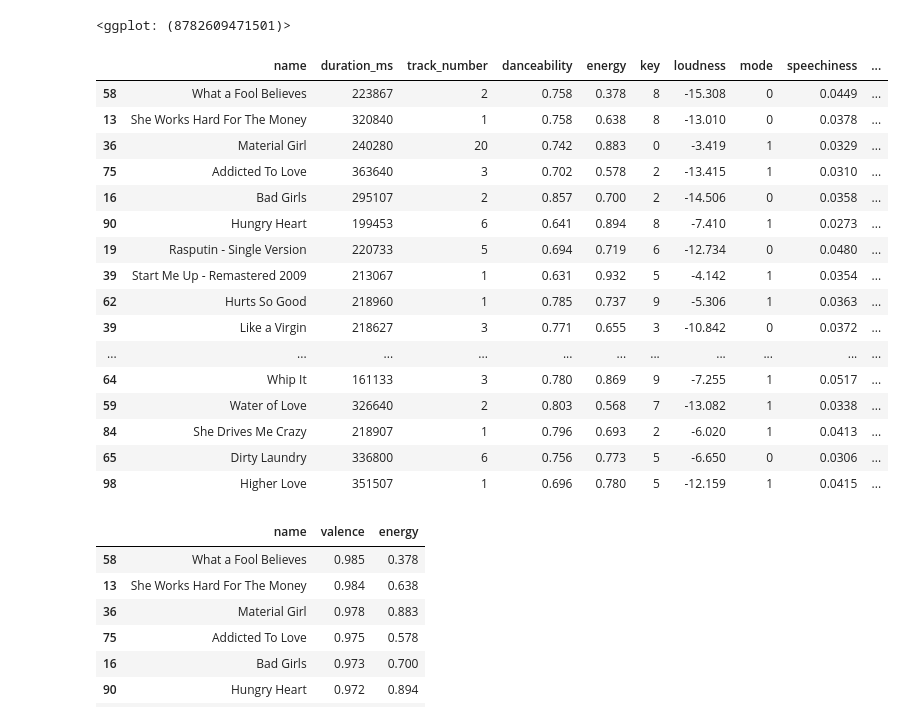
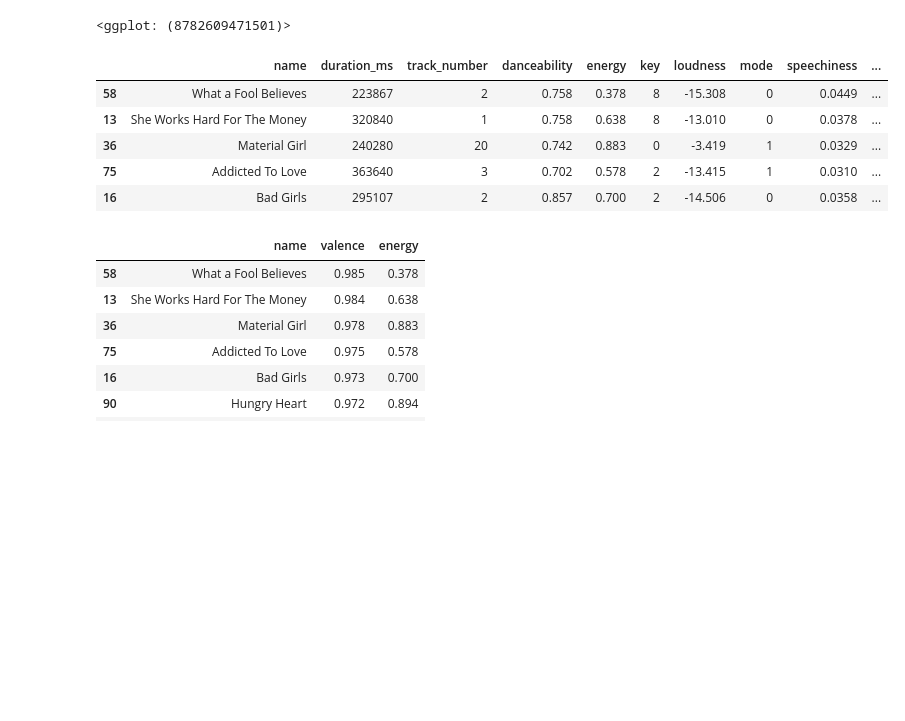
Before and after one commit to meghnaraswan/HEARTLabsTactileMusic, a Jupyter notebook: Tactile Music/WIP/MeghnaWIP/Python/my_spotify_notebook.ipynb, the cells around one changed output. Cells and saved outputs as stored; diff of their text form; code cells hidden in the pictures; blank space fills up the shorter version.

```diff
--- a/Tactile Music/WIP/MeghnaWIP/Python/my_spotify_notebook.ipynb
+++ b/Tactile Music/WIP/MeghnaWIP/Python/my_spotify_notebook.ipynb
@@ -186,25 +186,15 @@ theme_minimal())
 valence_energy = ["name", "valence", "energy"]
 # %%
 large_valence_df = df_combo.nlargest(50, "valence") #highest valence in our entire dataset
-large_valence_df
+# large_valence_df
+large_valence_df.head()
 # %% [output]
 |  | name | duration_ms | track_number | danceability | energy | key | loudness | mode | speechiness | ... |
 | 58 | What a Fool Believes | 223867 | 2 | 0.758 | 0.378 | 8 | -15.308 | 0 | 0.0449 | ... |
 | 13 | She Works Hard For The Money | 320840 | 1 | 0.758 | 0.638 | 8 | -13.010 | 0 | 0.0378 | ... |
 | 36 | Material Girl | 240280 | 20 | 0.742 | 0.883 | 0 | -3.419 | 1 | 0.0329 | ... |
 | 75 | Addicted To Love | 363640 | 3 | 0.702 | 0.578 | 2 | -13.415 | 1 | 0.0310 | ... |
 | 16 | Bad Girls | 295107 | 2 | 0.857 | 0.700 | 2 | -14.506 | 0 | 0.0358 | ... |
-| 90 | Hungry Heart | 199453 | 6 | 0.641 | 0.894 | 8 | -7.410 | 1 | 0.0273 | ... |
-| 19 | Rasputin - Single Version | 220733 | 5 | 0.694 | 0.719 | 6 | -12.734 | 0 | 0.0480 | ... |
-| 39 | Start Me Up - Remastered 2009 | 213067 | 1 | 0.631 | 0.932 | 5 | -4.142 | 1 | 0.0354 | ... |
-| 62 | Hurts So Good | 218960 | 1 | 0.785 | 0.737 | 9 | -5.306 | 1 | 0.0363 | ... |
-| 39 | Like a Virgin | 218627 | 3 | 0.771 | 0.655 | 3 | -10.842 | 0 | 0.0372 | ... |
-| ... | ... | ... | ... | ... | ... | ... | ... | ... | ... | ... |
-| 64 | Whip It | 161133 | 3 | 0.780 | 0.869 | 9 | -7.255 | 1 | 0.0517 | ... |
-| 59 | Water of Love | 326640 | 2 | 0.803 | 0.568 | 7 | -13.082 | 1 | 0.0338 | ... |
-| 84 | She Drives Me Crazy | 218907 | 1 | 0.796 | 0.693 | 2 | -6.020 | 1 | 0.0413 | ... |
-| 65 | Dirty Laundry | 336800 | 6 | 0.756 | 0.773 | 5 | -6.650 | 0 | 0.0306 | ... |
-| 98 | Higher Love | 351507 | 1 | 0.696 | 0.780 | 5 | -12.159 | 1 | 0.0415 | ... |
 # %%
 # only want valence and energy info
 large_valence = large_valence_df[valence_energy]
```
Also changed, not shown: parts of 5 cells of this notebook.
